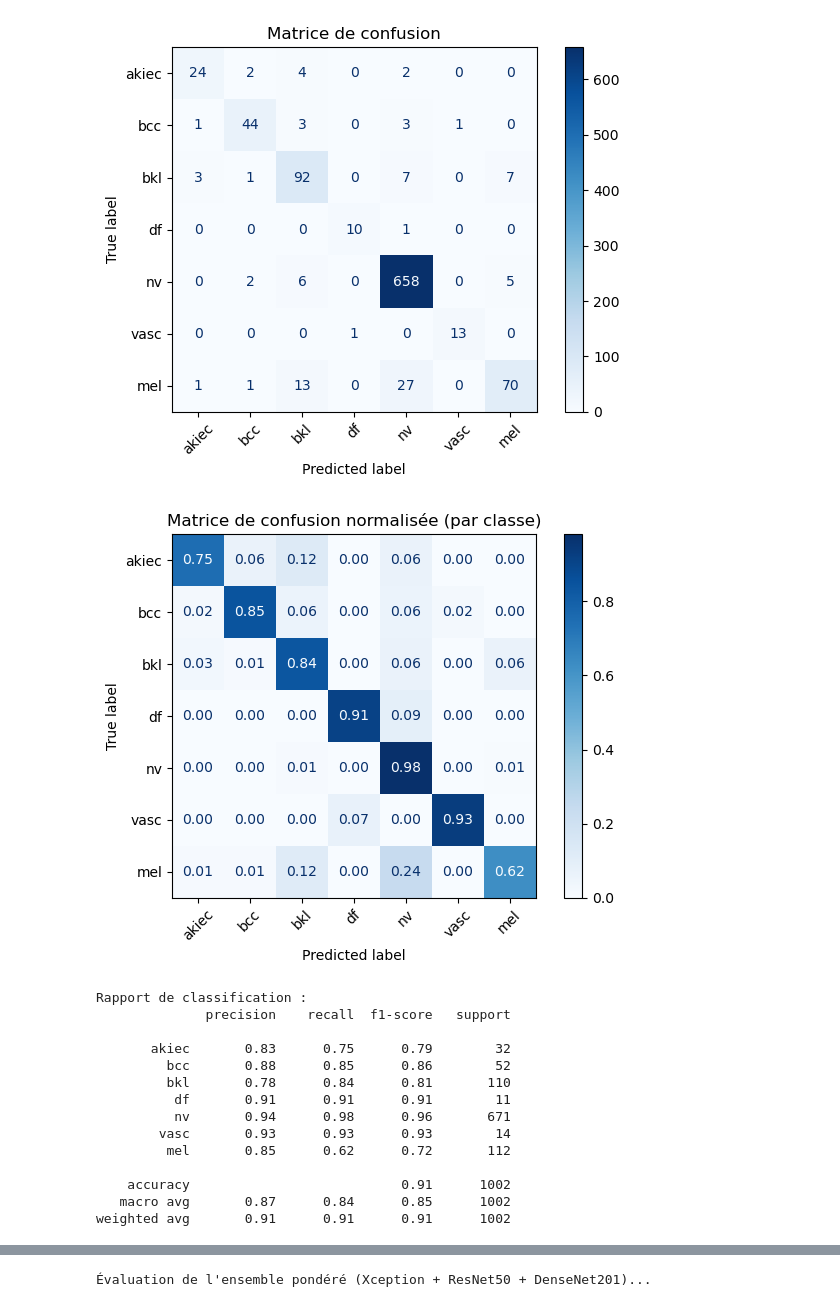
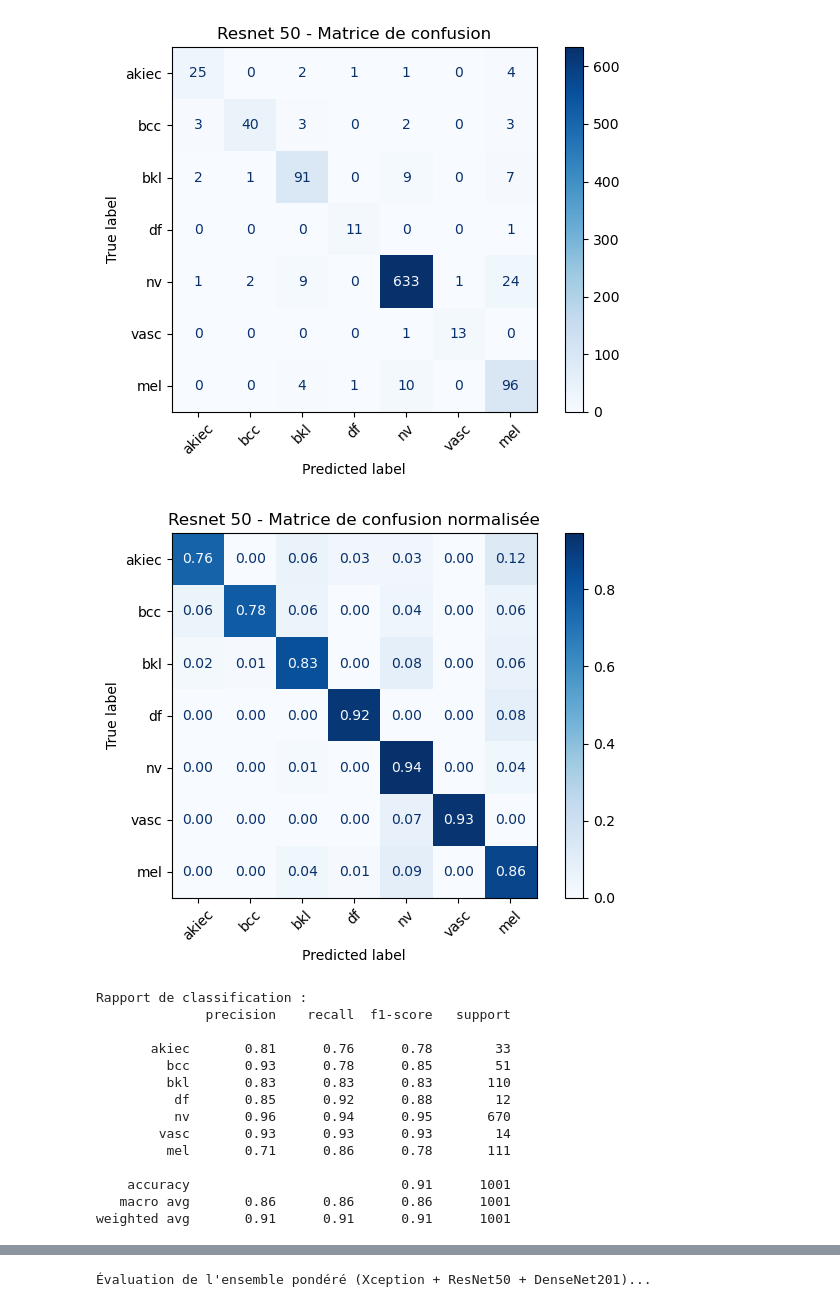
Before and after one commit to eric-nguyen-jedha/CDSD, a Jupyter notebook: BLOC_6/Protocole-S-Test-MODELS.ipynb, the cells around one changed output, grey strips where cells are left out. Saved outputs shown, nothing was run; the diff lists cells and outputs as text; code cells hidden in the pictures.

```diff
--- a/BLOC_6/Protocole-S-Test-MODELS.ipynb
+++ b/BLOC_6/Protocole-S-Test-MODELS.ipynb
@@ -333,43 +265,19 @@ weighted avg       0.92      0.92      0.92      1002
 # %%
-import json
-import pandas as pd
-import numpy as np
-from tensorflow.keras.models import load_model
-from tensorflow.keras.preprocessing.image import load_img, img_to_array
-from sklearn.metrics import classification_report, confusion_matrix, ConfusionMatrixDisplay
-import matplotlib.pyplot as plt
+
 
 # 📐 IMAGE et PREPROCESS
-from tensorflow.keras.applications.inception_v3 import InceptionV3, preprocess_input
-IMG_SIZE = (299, 299)
+from tensorflow.keras.applications.resnet50 import preprocess_input as preprocess_resnet
+IMG_SIZE = (224, 224)
 
-# --- Labels ---
-CLASS_LABELS = {
-    0: 'akiec',
-    1: 'bcc',
-    2: 'bkl',
-    3: 'df',
-    4: 'nv',
-    5: 'vasc',
-    6: 'mel'
-}
-
-# --- Mappings utiles ---
-label_to_index = {v: k for k, v in CLASS_LABELS.items()}
-index_to_label = {k: v for k, v in CLASS_LABELS.items()}
-ordered_names = [CLASS_LABELS[i] for i in range(len(CLASS_LABELS))]
-
-# 1) NE PAS forcer en str — au contraire, on normalise proprement plus bas
-# test_df['label'] = test_df['label'].astype(str)  # ⛔️ on enlève
 
 # 2) Charger le modèle
-model = load_model('/Volumes/T9/Protocole-S-Best/Protocole-S-InceptionV3.keras', compile=False)
+model = load_model('/Volumes/T9/Protocole-S-Best/Protocole-S-Resnet50.keras', compile=False)
 
 # 3) Prétraitement image
 def preprocess_image(path, target_size=IMG_SIZE):
     img = load_img(path, target_size=target_size)
     img_array = img_to_array(img)
-    img_array = preprocess_input(img_array)
+    img_array = preprocess_resnet(img_array)
     return img_array
 
 def preprocess_images(paths):
@@ -398,19 +306,19 @@ def to_index_array(labels):
     return np.array(indices, dtype=int)
 
 # 5) Préparer les données
-X_test = preprocess_images(test_df['path'])
-y_true_raw = test_df['label'].values
+X_val = preprocess_images(val_df['path'])
+y_true_raw = val_df['label'].values
 y_true_encoded = to_index_array(y_true_raw)
 
 # 6) Prédictions
-y_pred_probs = model.predict(X_test)
+y_pred_probs = model.predict(X_val)
 y_pred = np.argmax(y_pred_probs, axis=1)
 
 # 7) Matrice de confusion (brute)
 cm = confusion_matrix(y_true_encoded, y_pred)
 disp = ConfusionMatrixDisplay(confusion_matrix=cm, display_labels=ordered_names)
 disp.plot(xticks_rotation=45, cmap="Blues")
-plt.title("Matrice de confusion")
+plt.title("Resnet 50 - Matrice de confusion")
 plt.tight_layout()
 plt.show()
 
@@ -418,7 +326,7 @@ plt.show()
 cm_norm = cm.astype('float') / cm.sum(axis=1, keepdims=True)
 disp_norm = ConfusionMatrixDisplay(confusion_matrix=cm_norm, display_labels=ordered_names)
 disp_norm.plot(xticks_rotation=45, cmap="Blues", values_format=".2f")
-plt.title("Matrice de confusion normalisée (par classe)")
+plt.title("Resnet 50 - Matrice de confusion normalisée")
 plt.tight_layout()
 plt.show()
 
@@ -430,17 +338,17 @@ print(classification_report(y_true_encoded, y_pred, target_names=ordered_names))
-[figure, old version]
+[figure, new version]
-[figure, old version]
+[figure, new version]
 Rapport de classification :
               precision    recall  f1-score   support
 
-       akiec       0.83      0.75      0.79        32
-         bcc       0.88      0.85      0.86        52
-         bkl       0.78      0.84      0.81       110
-          df       0.91      0.91      0.91        11
-          nv       0.94      0.98      0.96       671
+       akiec       0.81      0.76      0.78        33
+         bcc       0.93      0.78      0.85        51
+         bkl       0.83      0.83      0.83       110
+          df       0.85      0.92      0.88        12
+          nv       0.96      0.94      0.95       670
         vasc       0.93      0.93      0.93        14
-         mel       0.85      0.62      0.72       112
+         mel       0.71      0.86      0.78       111
 
-    accuracy                           0.91      1002
-   macro avg       0.87      0.84      0.85      1002
-weighted avg       0.91      0.91      0.91      1002
+    accuracy                           0.91      1001
+   macro avg       0.86      0.86      0.86      1001
+weighted avg       0.91      0.91      0.91      1001
 # %%
```
Also changed, not shown: parts of 45 cells of this notebook, 3 other files.
